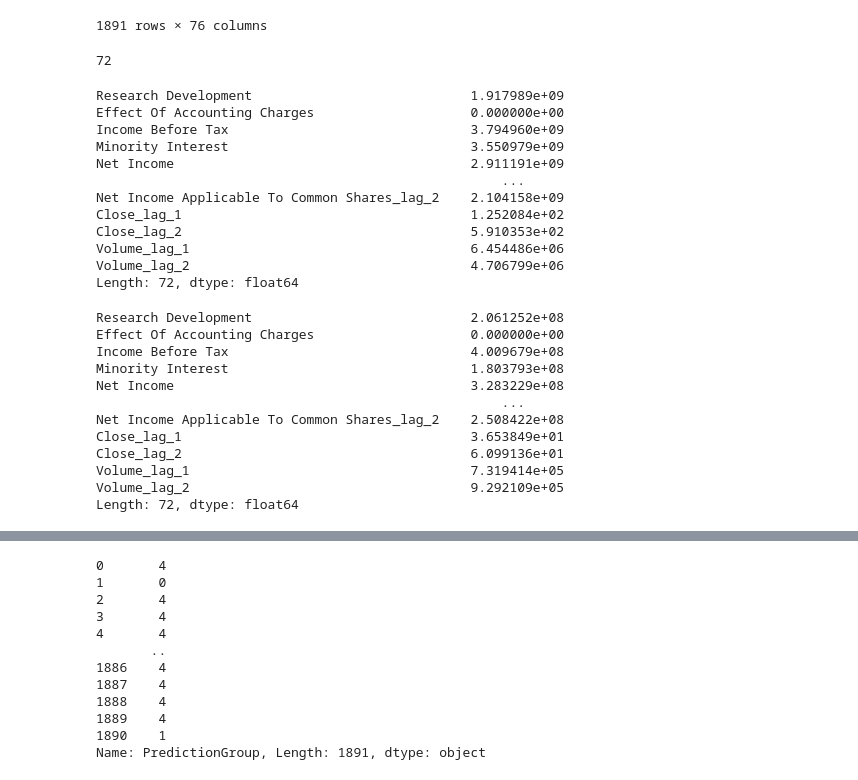
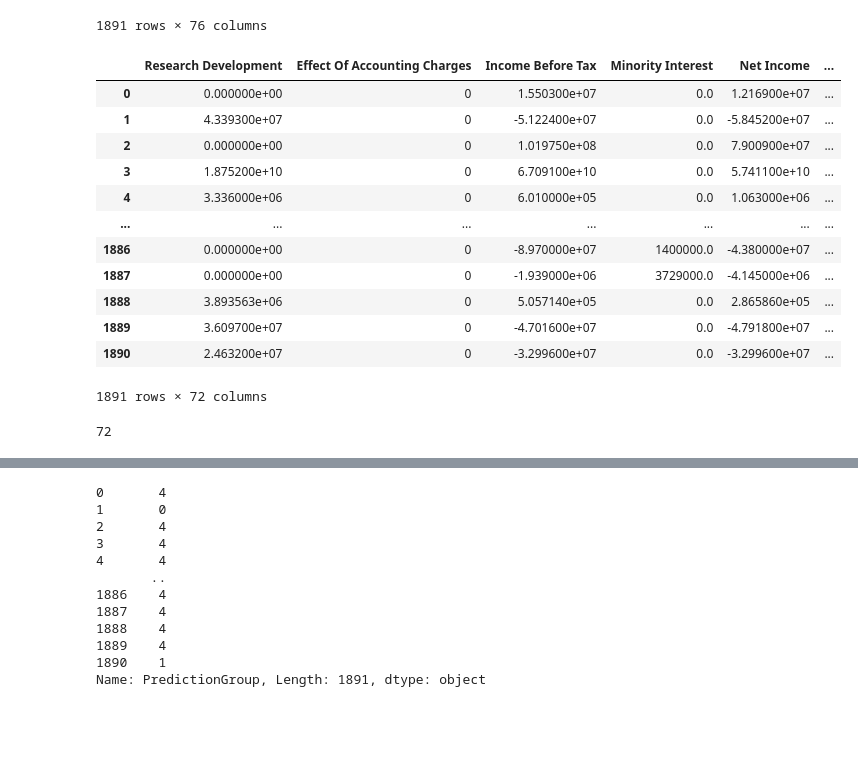
Before and after one commit to Ant4ce/pict_b, a Jupyter notebook: bot_test_grounds.ipynb, the cells around one changed output, grey strips where cells are left out. Cells and saved outputs as stored; diff of their text form; code cells hidden in the pictures; blank space fills up the shorter version.

```diff
--- a/bot_test_grounds.ipynb
+++ b/bot_test_grounds.ipynb
@@ -96,6 +96,22 @@ for col in reversed(columns_use):
         columns_use.remove(col)
 # %%
 train = train[columns_use]
+# %%
+train
+# %% [output]
+|  | Research Development | Effect Of Accounting Charges | Income Before Tax | Minority Interest | Net Income | ... |
+| 0 | 0.000000e+00 | 0 | 1.550300e+07 | 0.0 | 1.216900e+07 | ... |
+| 1 | 4.339300e+07 | 0 | -5.122400e+07 | 0.0 | -5.845200e+07 | ... |
+| 2 | 0.000000e+00 | 0 | 1.019750e+08 | 0.0 | 7.900900e+07 | ... |
+| 3 | 1.875200e+10 | 0 | 6.709100e+10 | 0.0 | 5.741100e+10 | ... |
+| 4 | 3.336000e+06 | 0 | 6.010000e+05 | 0.0 | 1.063000e+06 | ... |
+| ... | ... | ... | ... | ... | ... | ... |
+| 1886 | 0.000000e+00 | 0 | -8.970000e+07 | 1400000.0 | -4.380000e+07 | ... |
+| 1887 | 0.000000e+00 | 0 | -1.939000e+06 | 3729000.0 | -4.145000e+06 | ... |
+| 1888 | 3.893563e+06 | 0 | 5.057140e+05 | 0.0 | 2.865860e+05 | ... |
+| 1889 | 3.609700e+07 | 0 | -4.701600e+07 | 0.0 | -4.791800e+07 | ... |
+| 1890 | 2.463200e+07 | 0 | -3.299600e+07 | 0.0 | -3.299600e+07 | ... |
+1891 rows × 72 columns
 # %%
 len(columns_use)
 # %% [output]
@@ -107,31 +124,5 @@ mu, std = train.mean(), train.std()
 # %%
-std
+#std
-# %% [output]
-Research Development                            1.917989e+09
-Effect Of Accounting Charges                    0.000000e+00
-Income Before Tax                               3.794960e+09
-Minority Interest                               3.550979e+09
-Net Income                                      2.911191e+09
-                                                    ...
-Net Income Applicable To Common Shares_lag_2    2.104158e+09
-Close_lag_1                                     1.252084e+02
-Close_lag_2                                     5.910353e+02
-Volume_lag_1                                    6.454486e+06
-Volume_lag_2                                    4.706799e+06
-Length: 72, dtype: float64
 # %%
-mu
+#mu
-# %% [output]
-Research Development                            2.061252e+08
-Effect Of Accounting Charges                    0.000000e+00
-Income Before Tax                               4.009679e+08
-Minority Interest                               1.803793e+08
-Net Income                                      3.283229e+08
-                                                    ...
-Net Income Applicable To Common Shares_lag_2    2.508422e+08
-Close_lag_1                                     3.653849e+01
-Close_lag_2                                     6.099136e+01
-Volume_lag_1                                    7.319414e+05
-Volume_lag_2                                    9.292109e+05
-Length: 72, dtype: float64
 # %%
```
Also changed, not shown: parts of 50 cells of this notebook, 1 other file.
